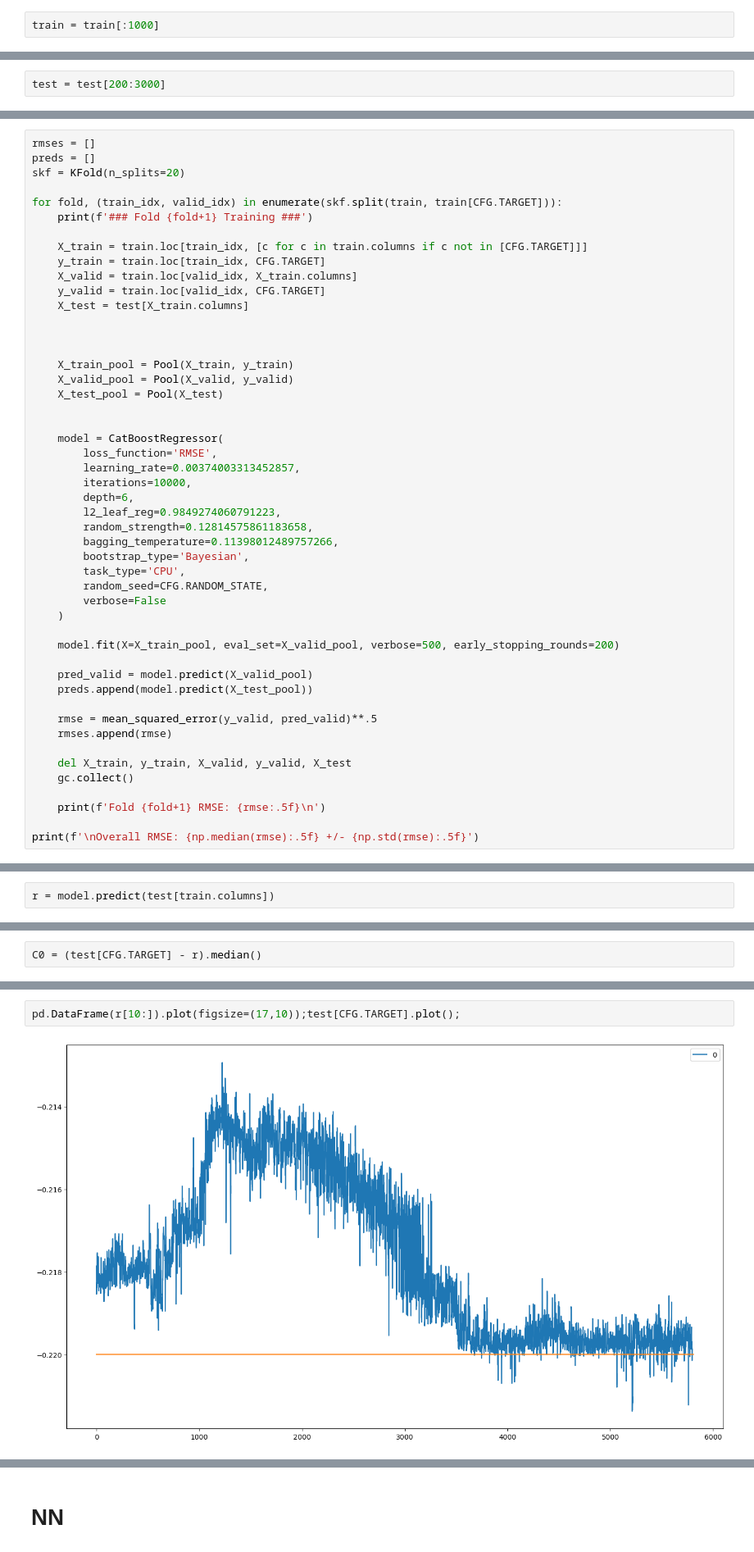
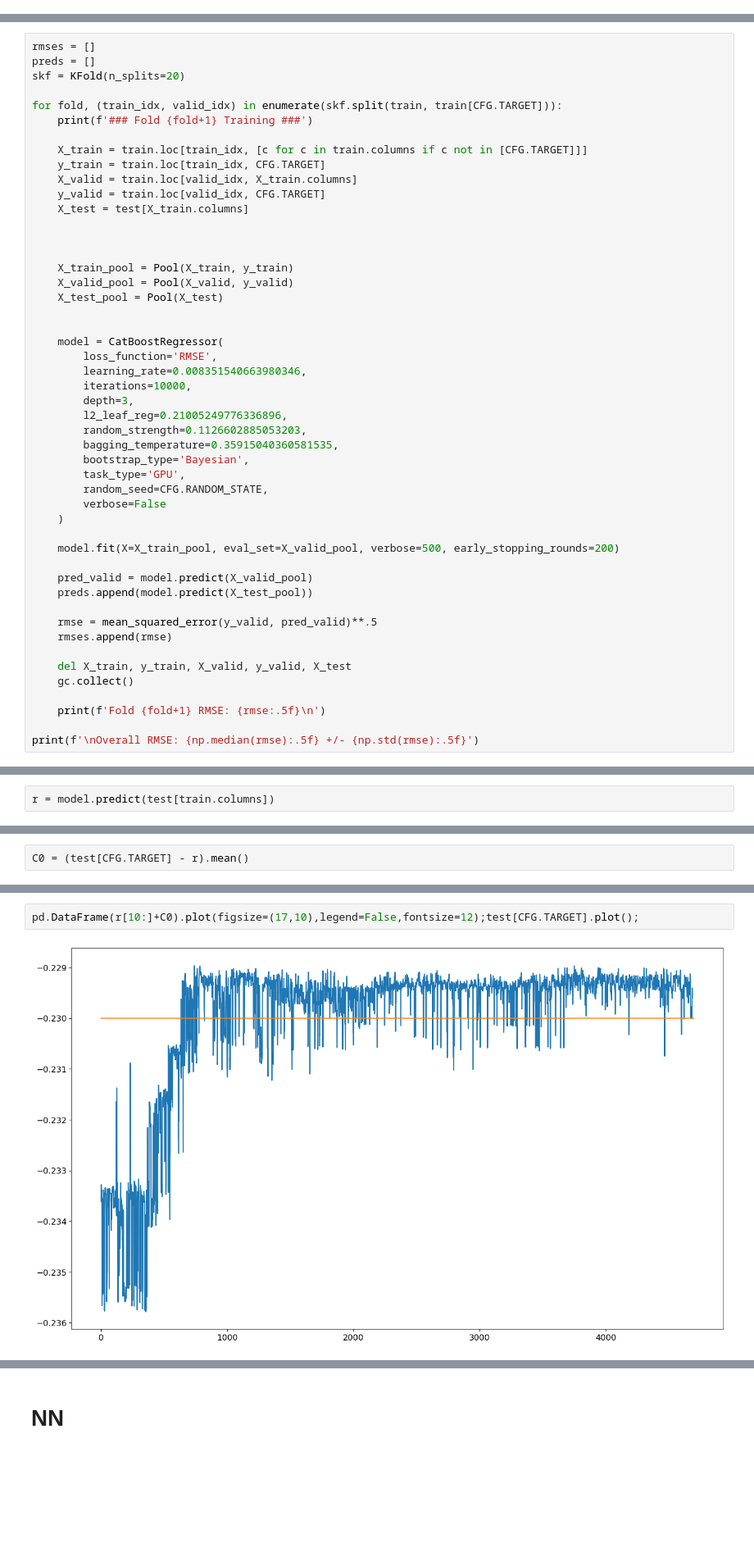
Before and after one commit to SergeyDolin/inclinometer-main, a Jupyter notebook: nn.ipynb, the cells around one changed output, grey strips where cells are left out. Shown: that part at 82% size. Cells and saved outputs as stored; diff of their text form; blank space fills up the shorter version.

```diff
--- a/nn.ipynb
+++ b/nn.ipynb
@@ -152,5 +205,3 @@ test6['temperature'].plot(legend=True,figsize=(17,10),label='Температу
-# %%
-train = train[:1000]
 # %%
 train[CFG.TARGET].plot()
 # %% [output]
@@ -159,2 +209,0 @@ train[CFG.TARGET].plot()
-# %%
-test = test[200:3000]
@@ -365,14 +358,14 @@ for fold, (train_idx, valid_idx) in enumerate(skf.split(train, train[CFG.TARGET]
 
     model = CatBoostRegressor(
         loss_function='RMSE',
-        learning_rate=0.00374003313452857,
+        learning_rate=0.008351540663980346,
         iterations=10000,
-        depth=6,
-        l2_leaf_reg=0.9849274060791223,
-        random_strength=0.12814575861183658,
-        bagging_temperature=0.11398012489757266,
+        depth=3,
+        l2_leaf_reg=0.21005249776336896,
+        random_strength=0.1126602885053203,
+        bagging_temperature=0.35915040360581535,
         bootstrap_type='Bayesian',
-        task_type='CPU',
+        task_type='GPU',
         random_seed=CFG.RANDOM_STATE,
         verbose=False
     )
@@ -423,5 +444,5 @@ np.sqrt(mean_squared_error(test[CFG.TARGET], r))
 # %%
-C0 = (test[CFG.TARGET] - r).median()
+C0 = (test[CFG.TARGET] - r).mean()
 # %%
 C0
 # %% [output]
@@ -433,7 +454,7 @@ np.sqrt(mean_squared_error(test[CFG.TARGET], r))
 # %%
-pd.DataFrame(r[10:]).plot(figsize=(17,10));test[CFG.TARGET].plot();
+pd.DataFrame(r[10:]+C0).plot(figsize=(17,10),legend=False,fontsize=12);test[CFG.TARGET].plot();
 # %% [output]
-[figure, old version]
+[figure, new version]
 # %%
 test['temperature'].plot(legend=True,figsize=(17,10));test['air_temp'].plot(legend=True)
 # %% [output]
```
Also changed, not shown: parts of 33 cells of this notebook, 7 other files.
